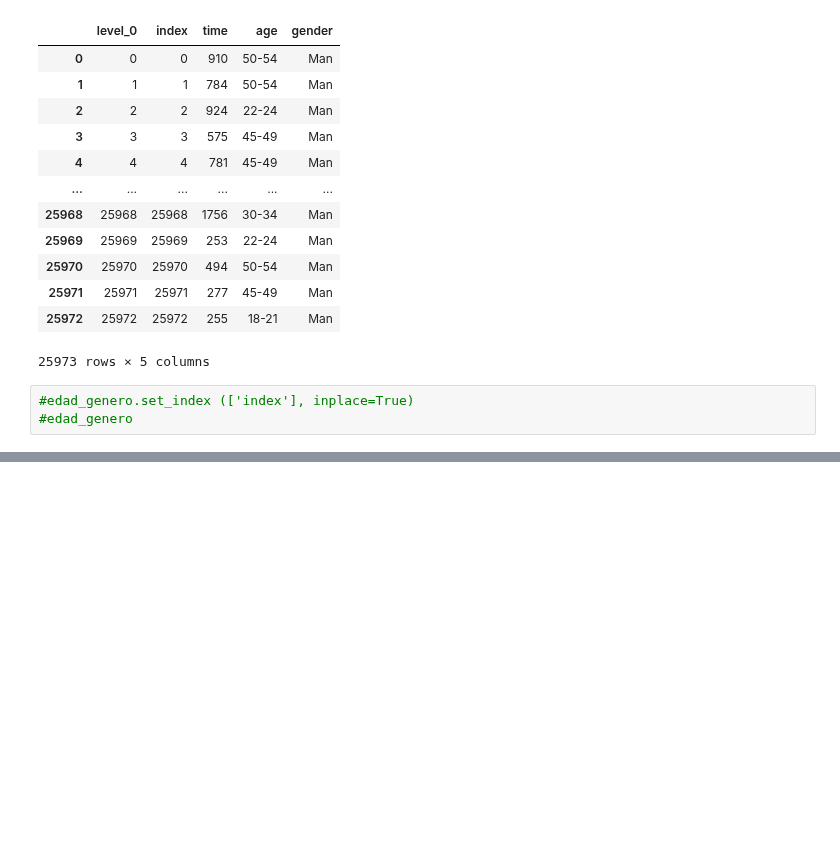
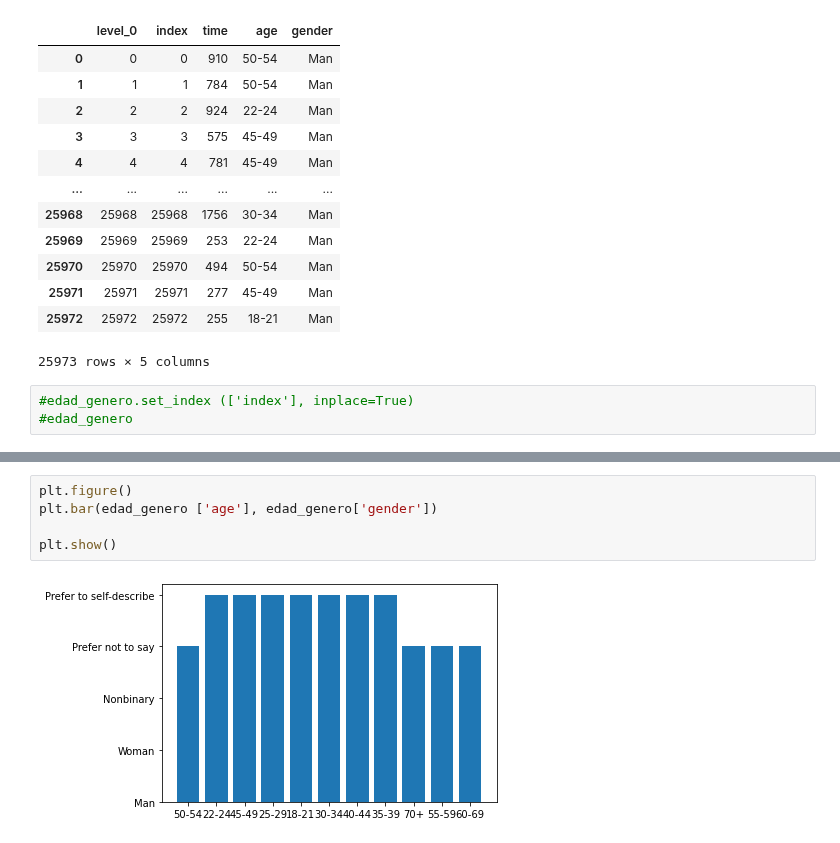
Before and after one commit to Adalab/EDA-ETL-project, a Jupyter notebook: exploracion_dataframe.ipynb, the cells around one changed output, grey strips where cells are left out. Saved outputs shown, nothing was run; the diff lists cells and outputs as text; blank space fills up the shorter version.

```diff
--- a/exploracion_dataframe.ipynb
+++ b/exploracion_dataframe.ipynb
@@ -126,0 +184,7 @@ edad_genero
+# %%
+plt.figure()
+plt.bar(edad_genero ['age'], edad_genero['gender'])
+
+plt.show()
+# %% [output]
+[figure, added]
```
Also changed, not shown: parts of 7 cells of this notebook.
